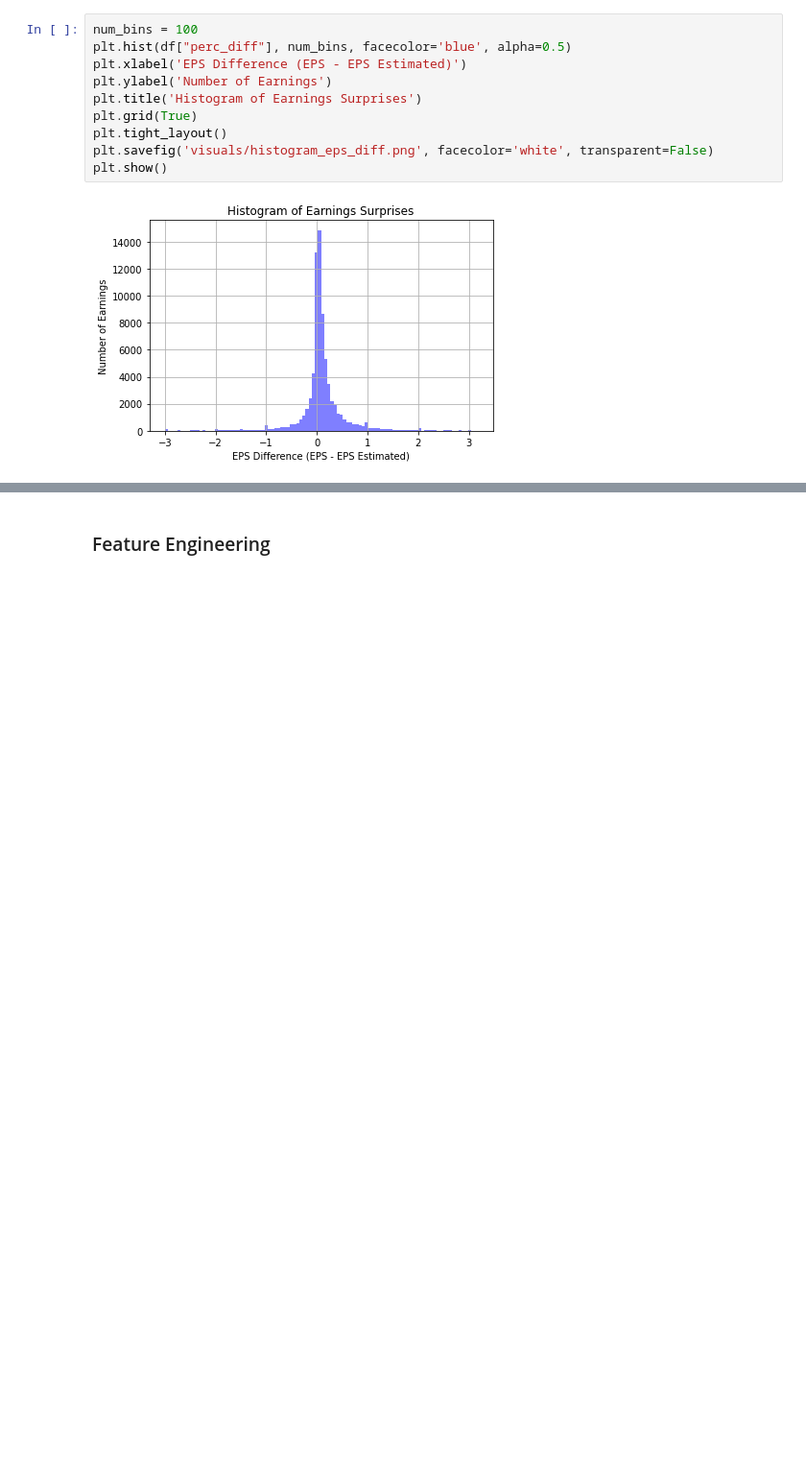
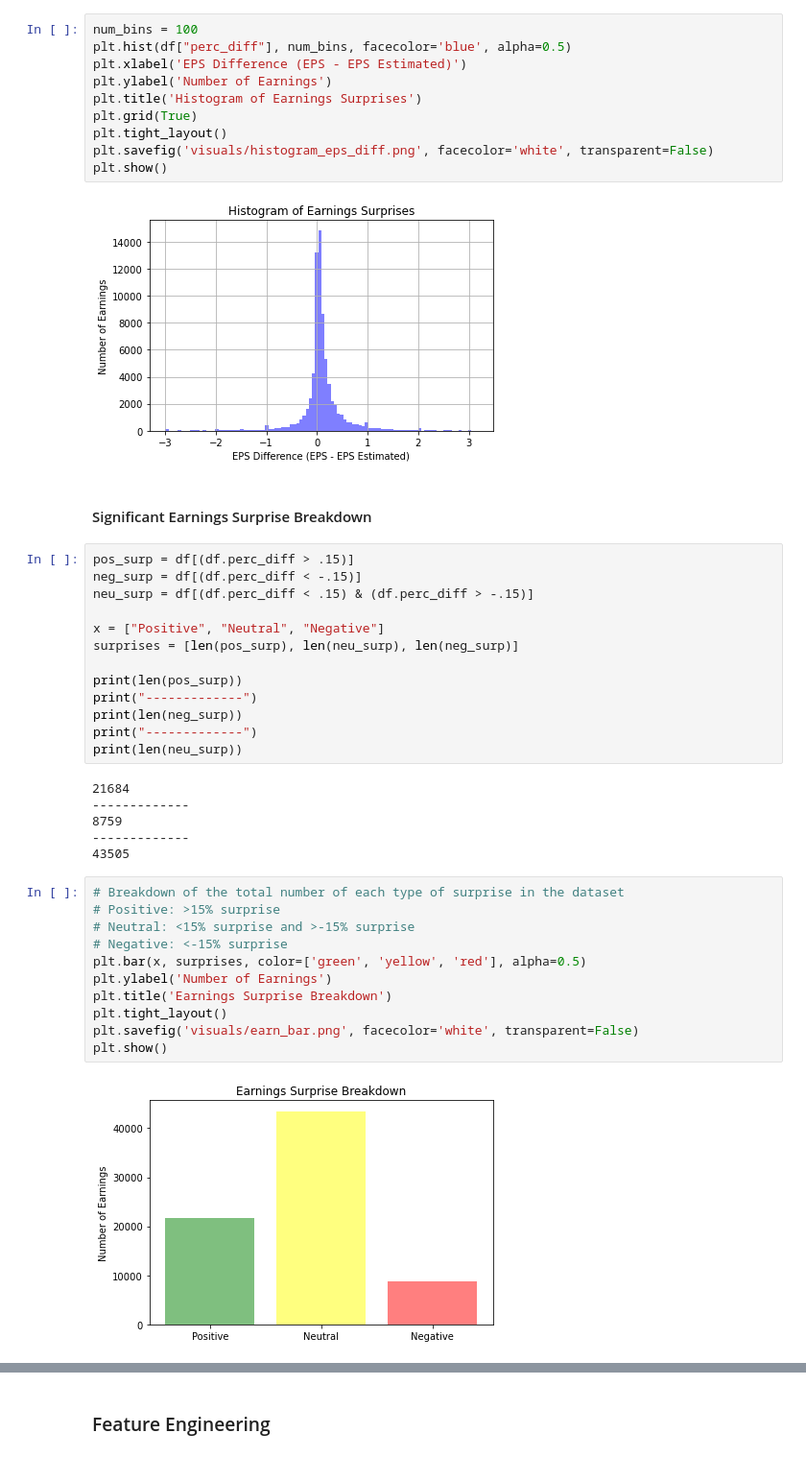
Before and after one commit to brodyu/predicting-earnings-surprises, a Jupyter notebook: predicting-earnings-surprises.ipynb, the cells around one changed output, grey strips where cells are left out. Shown at 96% size. Drawn from its saved outputs; the diff is of its cells as text; blank space fills up the shorter version.

```diff
--- a/predicting-earnings-surprises.ipynb
+++ b/predicting-earnings-surprises.ipynb
@@ -192,3 +194,37 @@ plt.savefig('visuals/histogram_eps_diff.png', facecolor='white', transparent=Fal
 plt.show()
 # %% [output]
 [figure]
+# %% [markdown]
+#### Significant Earnings Surprise Breakdown
+# %%
+pos_surp = df[(df.perc_diff > .15)]
+neg_surp = df[(df.perc_diff < -.15)]
+neu_surp = df[(df.perc_diff < .15) & (df.perc_diff > -.15)]
+
+x = ["Positive", "Neutral", "Negative"]
+surprises = [len(pos_surp), len(neu_surp), len(neg_surp)]
+
+print(len(pos_surp))
+print("-------------")
+print(len(neg_surp))
+print("-------------")
+print(len(neu_surp))
+# %% [output]
+21684
+-------------
+8759
+-------------
+43505
+# %%
+# Breakdown of the total number of each type of surprise in the dataset
+# Positive: >15% surprise
+# Neutral: <15% surprise and >-15% surprise
+# Negative: <-15% surprise
+plt.bar(x, surprises, color=['green', 'yellow', 'red'], alpha=0.5)
+plt.ylabel('Number of Earnings')
+plt.title('Earnings Surprise Breakdown')
+plt.tight_layout()
+plt.savefig('visuals/earn_bar.png', facecolor='white', transparent=False)
+plt.show()
+# %% [output]
+[figure, added]
```
Also changed, not shown: parts of 14 cells of this notebook, 4 other files.
